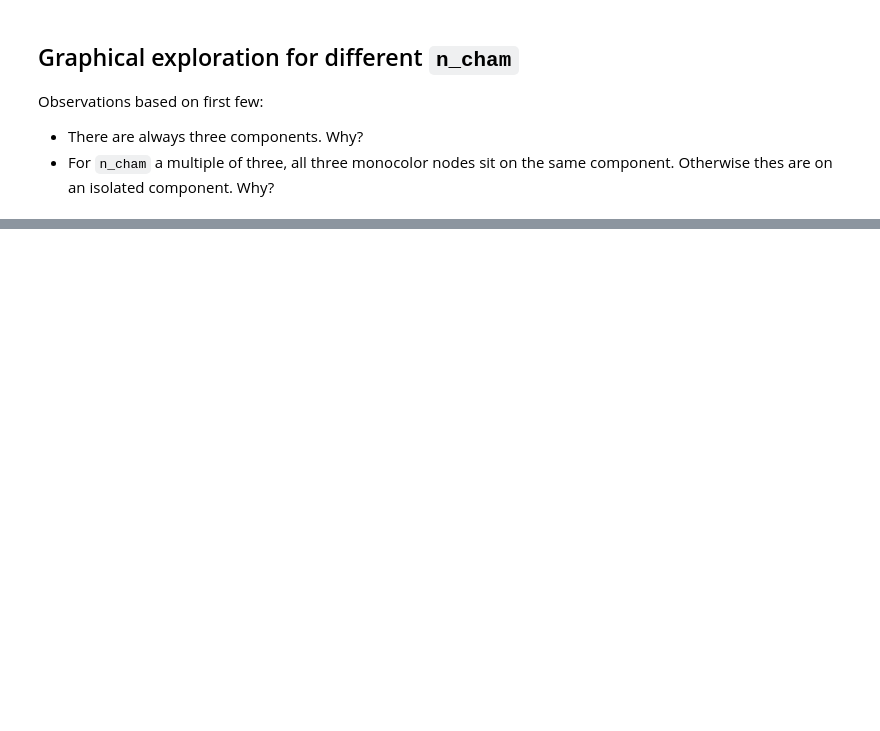
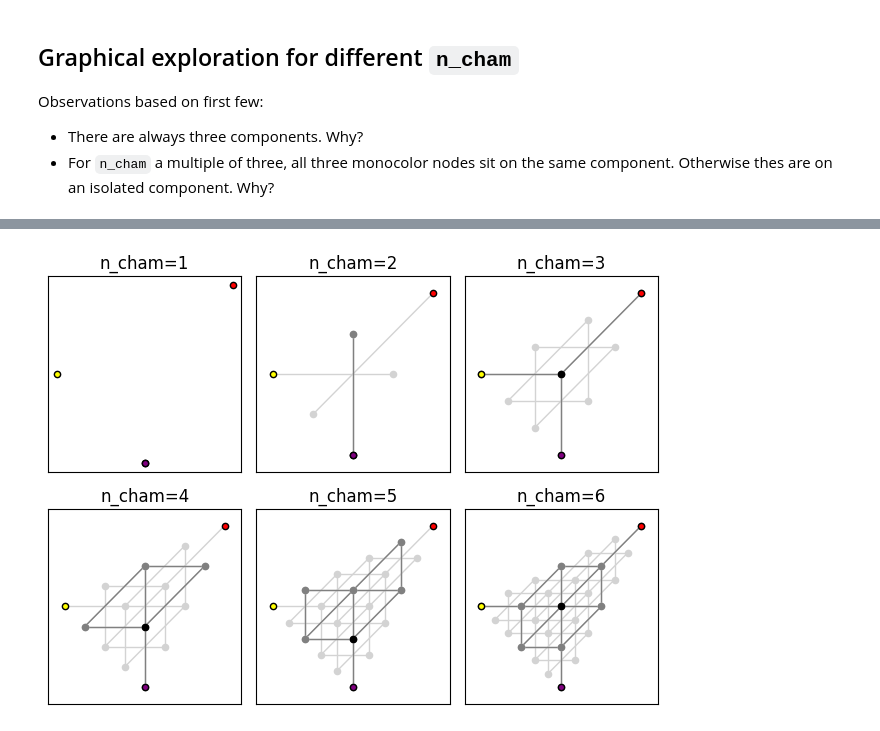
Before and after one commit to ruedi137/ChameleonChromodynamics, a Jupyter notebook: index.ipynb, the cells around one changed output, grey strips where cells are left out. Cells and saved outputs as stored; diff of their text form; code cells hidden in the pictures; blank space fills up the shorter version.

```diff
--- a/index.ipynb
+++ b/index.ipynb
@@ -104,0 +128,15 @@ plt.show()
+# %%
+n_cham_min = 1
+ncols = 3
+nrows = 2
+
+fig, axes = plt.subplots(nrows, ncols)
+for n_cham, ax in zip(range(n_cham_min, nrows*ncols + n_cham_min), np.ravel(axes)):
+    graph = build_graph(n_cham)
+    init = (n_cham // 3, n_cham // 3, n_cham - 2 * (n_cham // 3))
+    draw_cham(graph, init, ax=ax, draw_all_nodes=True, layout=projection_layout)
+    ax.set_title(f'n_cham={n_cham}')
+fig.tight_layout()
+plt.show()
+# %% [output]
+[figure, added]
```
Also changed, not shown: parts of 5 cells of this notebook.
